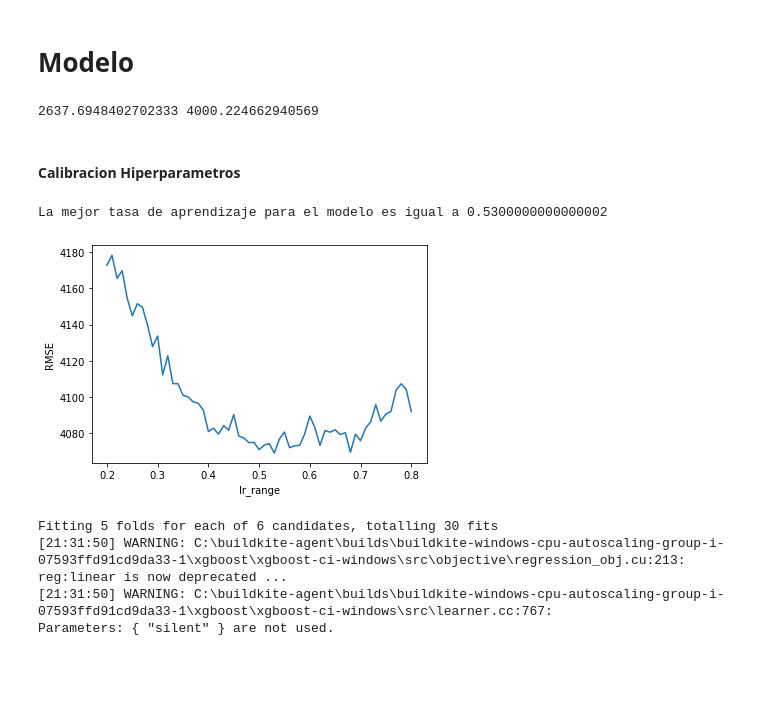
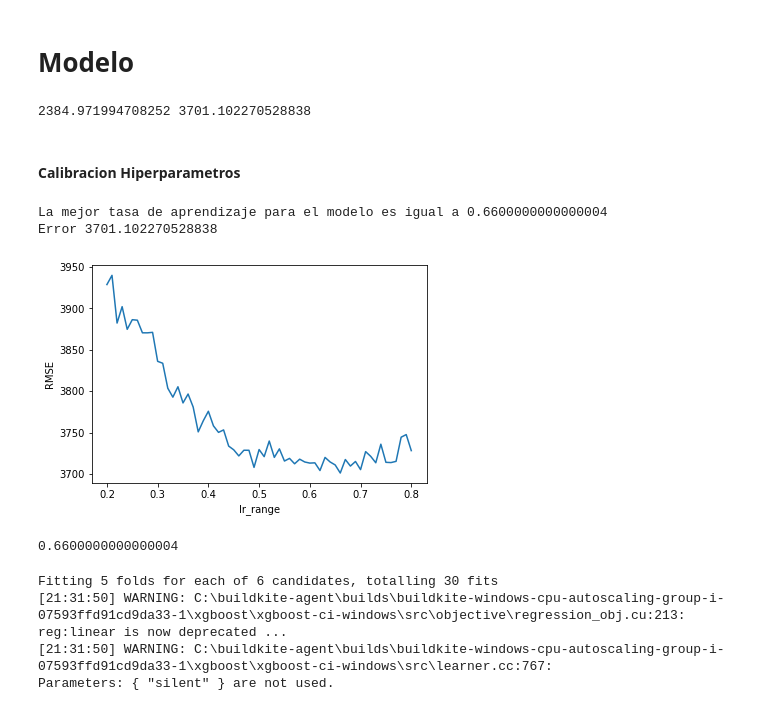
Before and after one commit to dfgomezc/pry_pric_cars, a Jupyter notebook: SCRIPTS/psg_modelo_prediccion_precios_veh.ipynb, the cells around one changed output. Saved outputs shown, nothing was run; the diff lists cells and outputs as text; code cells hidden in the pictures; blank space fills up the shorter version.

Commit message:
mejor modelo bagging regressor

```diff
--- a/SCRIPTS/psg_modelo_prediccion_precios_veh.ipynb
+++ b/SCRIPTS/psg_modelo_prediccion_precios_veh.ipynb
@@ -362,14 +399,35 @@ dump(encoder_model, '../OUTPUT/onehot_model_variables_model_1.bin', compress=Tru
 
 X = X.drop(columns=["cluster_make","cluster_model"])
 # %%
+import re
+def  extraer_lineas(modelo_veh):
+    patron_version = re.compile("[A-Z]{2,}")
+    extraccion = re.findall(patron_version,modelo_veh)
+
+    if len(extraccion)>0:
+        extraccion = extraccion[0]
+    else:
+        patron_4puerta = re.compile("4dr$")
+        extraccion = re.findall(patron_4puerta,modelo_veh)
+
+        if len(extraccion)>0:
+            extraccion = '4doors'
+        else:
+            extraccion = 'No_version'
+
+    return extraccion
+
+
 def transformar_train(X, mx_year,dict_maker, dict_models, encoder_model):
 
     X["cluster_make"] = X["Make"].map(dict_maker).fillna(-1)
     X["cluster_model"] = X["Model"].map(dict_models).fillna(-1)
+    X["Age"] = mx_year - X["Year"]
+    X["Version"] = X["Model"].apply(extraer_lineas)
     X["Mileage"] = np.log(X["Mileage"])
-    X["Age"] = mx_year - X["Year"]
 
-    col_dummies = ['Make','State','cluster_make','cluster_model']
+
+    col_dummies = ['Make','State','cluster_make','cluster_model','Version']
 
     encoder = OneHotEncoder(drop='first',handle_unknown='ignore')
     encoder.fit(X[col_dummies])
@@ -388,11 +446,12 @@ def transformar(X, mx_year,dict_maker, dict_models, encoder_model, encoder_varia
 
     X["cluster_make"] = X["Make"].map(dict_maker).fillna(-1)
     X["cluster_model"] = X["Model"].map(dict_models).fillna(-1)
-    #X["Mileage"] = np.log(X["Mileage"])
-    X["Mileage"] = np.log(X.loc[0,"Mileage"])
     X["Age"] = mx_year - X["Year"]
+    X["Version"] = X["Model"].apply(extraer_lineas)
+    X["Mileage"] = np.log(X["Mileage"])
+    #X["Mileage"] = np.log(X.loc[:,"Mileage"])
 
-    col_dummies = ['Make','State','cluster_make','cluster_model']
+    col_dummies = ['Make','State','cluster_make','cluster_model','Version']
 
     encoder = encoder_variables
 
@@ -413,7 +478,7 @@ mx_year = X_train["Year"].max()
 # encoder_model.fit(X_train[["Model"]])
 
 
-X_train_transformed, encoder = transformar_train(X_train,mx_year,dict_maker, dict_models,encoder_model)
+X_train_transformed,y_train, encoder = transformar_train(X_train,mx_year,dict_maker, dict_models,encoder_model,y_train)
 
 X_train_transformed.shape
 # %% [output]
@@ -421,4 +486,4 @@ X_train_transformed.shape
 # %%
-X_test_transformed = transformar(X_test,mx_year,dict_maker, dict_models,encoder_model, encoder_variables=encoder)
+X_test_transformed, y_test = transformar(X_test,mx_year,dict_maker, dict_models,encoder_model, y=y_test, encoder_variables=encoder)
 X_test_transformed.shape
 # %% [output]
@@ -545,7 +512,7 @@ from sklearn import metrics
 from sklearn.model_selection import cross_val_score
 from sklearn.metrics import mean_absolute_error, mean_squared_error
 
-clf = XGBRegressor(random_state=1, tree_method  = "gpu_hist")
+clf = XGBRegressor(random_state=1, tree_method  = "gpu_hist", learning_rate = 0.6600000000000004)
 
 # Entrenamiento (fit) y desempeño del modelo XGBClassifier
 clf.fit(X_train_transformed, y_train)
@@ -558,7 +525,7 @@ rmse_XBoost = np.sqrt(mean_squared_error(y_test, y_pred))
 
 print(mae_XBoost, rmse_XBoost)
 # %% [output]
-2637.6948402702333 4000.224662940569
+2384.971994708252 3701.102270528838
 # %% [markdown]
 #### Calibracion Hiperparametros
 # %%
@@ -567,35 +534,42 @@ lr_range = np.arange(0.2, 0.8, 0.01)
 #lr_range = np.logspace(-5, 0)
 
 # Definición de lista para almacenar el mae y rmse para cada valor de n_estimators
 mae_arr = []
 rmse_arr = []
 
 # Uso de un 10-fold cross-validation para cada valor de n_estimators
 for lr in lr_range:
 
     clf = XGBRegressor(random_state=1, learning_rate=lr, tree_method  = "gpu_hist")
 
     clf.fit(X_train_transformed, y_train)
     y_pred = clf.predict(X_test_transformed)
 
     mae = mean_absolute_error(y_test, y_pred)
     rmse = np.sqrt(mean_squared_error(y_test, y_pred))
 
     mae_arr.append(mae)
     rmse_arr.append(rmse)
 
 
 # Gráfica del desempeño del modelo vs la cantidad de n_estimators
 plt.plot(lr_range, rmse_arr)
 plt.xlabel('lr_range')
 plt.ylabel('RMSE')
 
 
 mensaje = ['La mejor tasa de aprendizaje para el modelo es igual a',str(lr_range[np.argmin(rmse_arr)])]
+mensaje_err = ['Error',str(rmse_arr[np.argmin(rmse_arr)])]
 print(" ".join(mensaje))
+print(" ".join(mensaje_err))
 # %% [output]
-La mejor tasa de aprendizaje para el modelo es igual a 0.5300000000000002
+La mejor tasa de aprendizaje para el modelo es igual a 0.6600000000000004
+Error 3701.102270528838
-[figure, old version]
+[figure, new version]
+# %%
+lr_range[np.argmin(rmse_arr)]
+# %% [output]
+0.6600000000000004
 # %%
 from sklearn.model_selection import GridSearchCV
 
```
Also changed, not shown: parts of 26 cells of this notebook, 5 other files.
